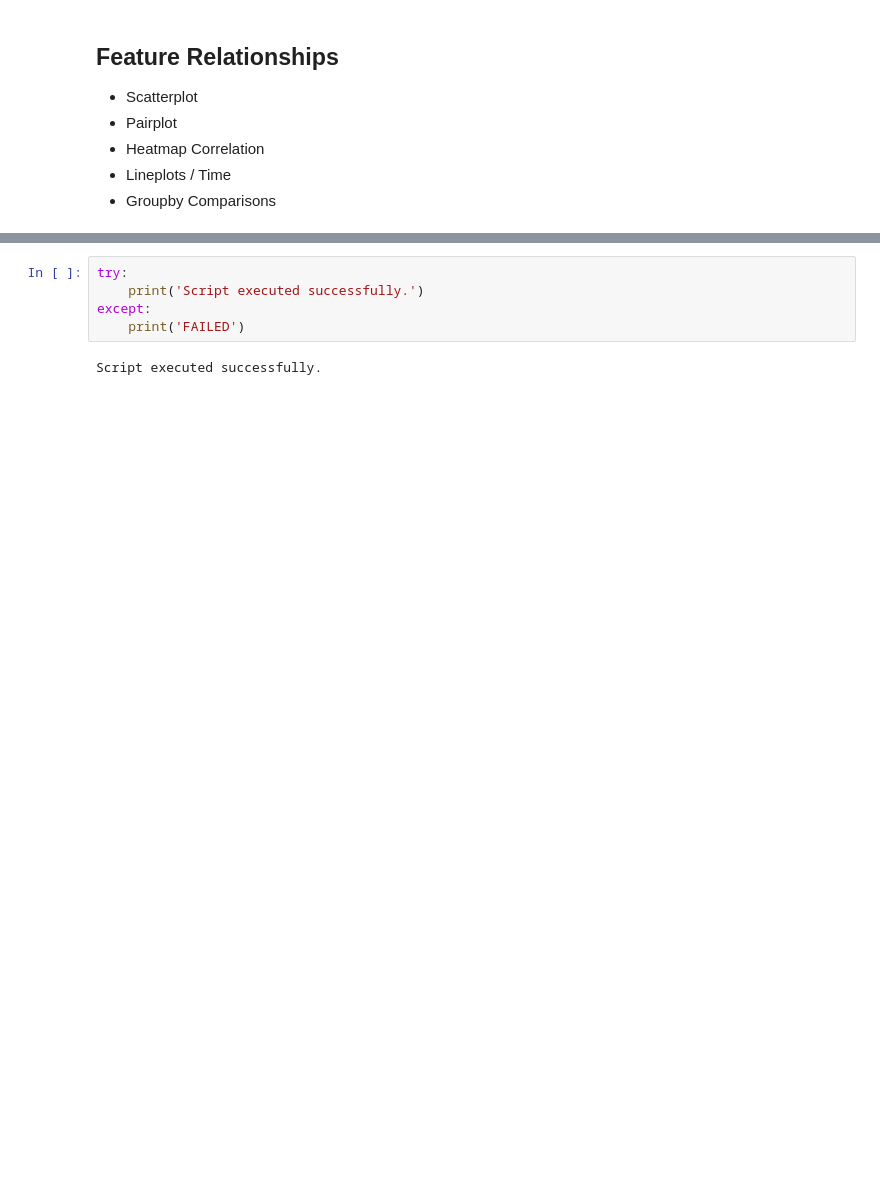
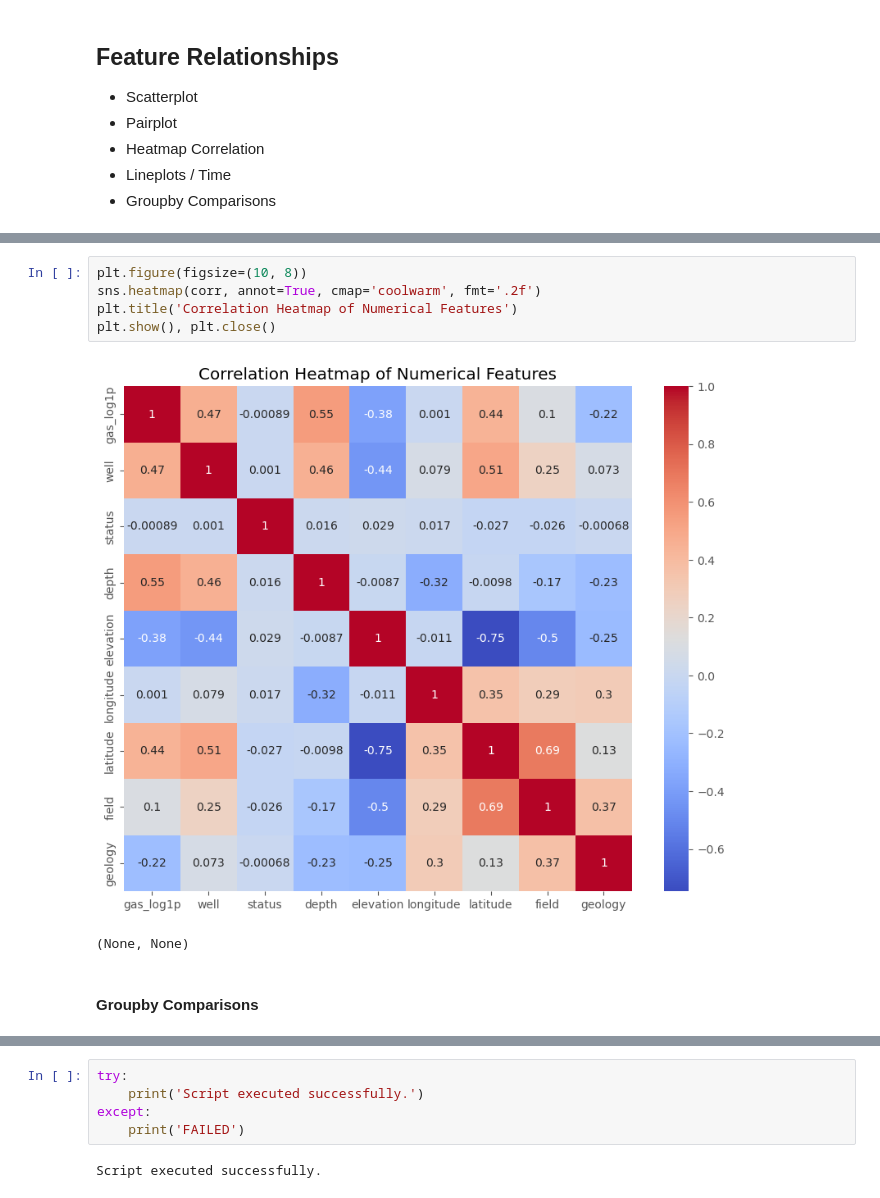
Before and after one commit to mrhussaink7/nys-gas-potential, a Jupyter notebook: code/exploratory_data_analysis.ipynb, the cells around one changed output, grey strips where cells are left out. Drawn from its saved outputs; the diff is of its cells as text; blank space fills up the shorter version.

```diff
--- a/code/exploratory_data_analysis.ipynb
+++ b/code/exploratory_data_analysis.ipynb
@@ -170,0 +160,10 @@ df.shape
+# %%
+plt.figure(figsize=(10, 8))
+sns.heatmap(corr, annot=True, cmap='coolwarm', fmt='.2f')
+plt.title('Correlation Heatmap of Numerical Features')
+plt.show(), plt.close()
+# %% [output]
+[figure, added]
+(None, None)
+# %% [markdown]
+#### Groupby Comparisons
```
Also changed, not shown: parts of 12 cells of this notebook, 1 other file.
